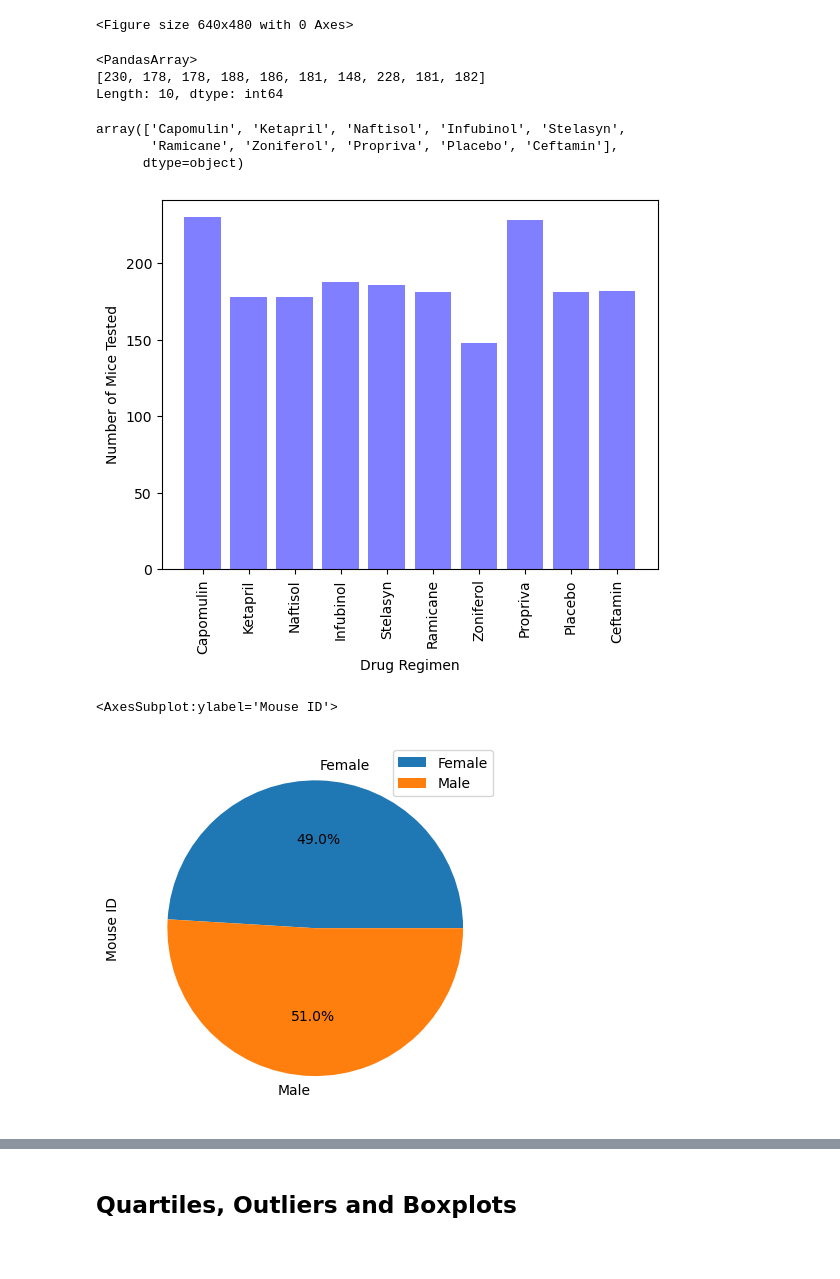
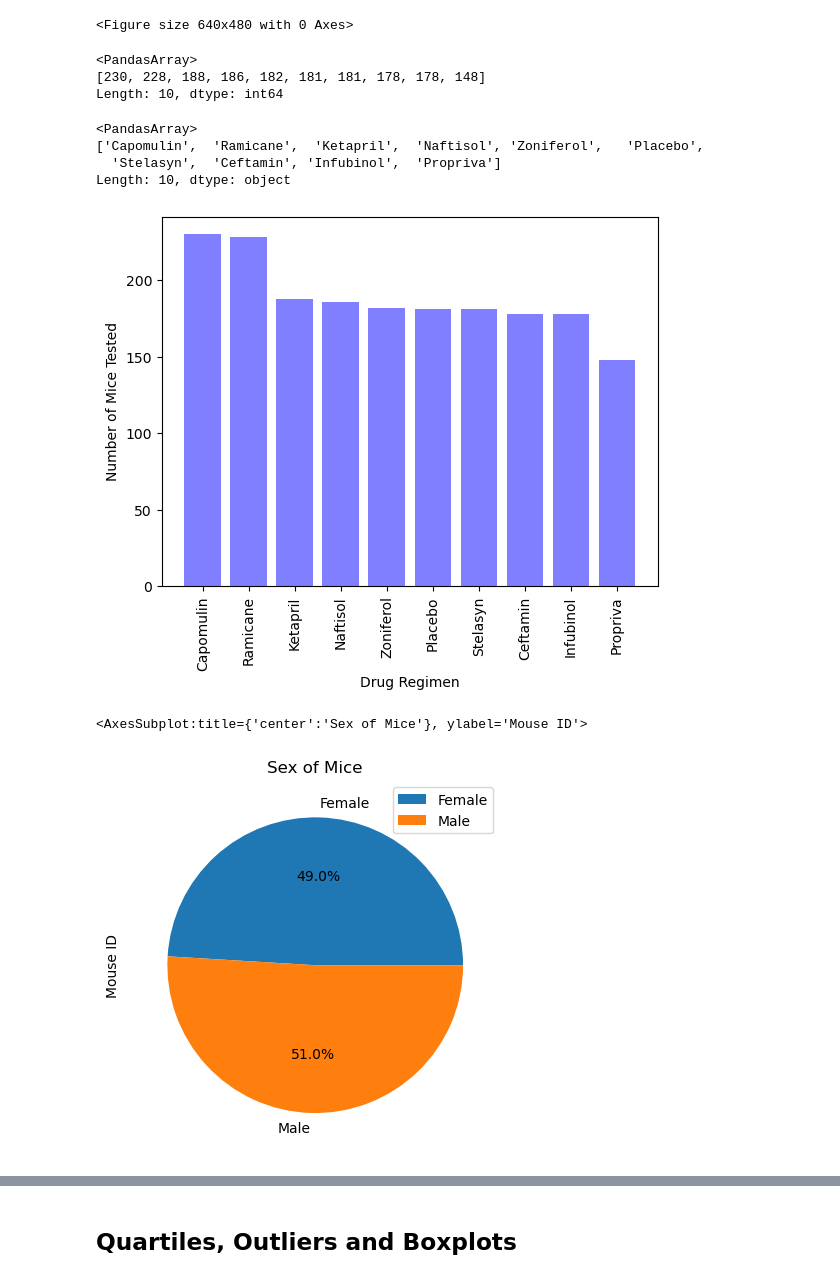
Before and after one commit to jonnybrammah/Pymaceuticals, a Jupyter notebook: Pymaceuticals/pymaceuticals.ipynb, the cells around one changed output, grey strips where cells are left out. Drawn from its saved outputs; the diff is of its cells as text; code cells hidden in the pictures; blank space fills up the shorter version.

```diff
--- a/Pymaceuticals/pymaceuticals.ipynb
+++ b/Pymaceuticals/pymaceuticals.ipynb
@@ -198,15 +214,11 @@ drug_and_timepoints.head()
 # %%
 # Generate a bar plot showing the total number of timepoints for all mice tested for each drug regimen using pyplot.
 
-###### Can't quite figure out this bit - my graph is out of order! #####
-
-#Get the timepoints (but this returns a series)
-timepoints = grouped_results["Timepoint"].count()
-#Convert it to an array for plotting
-timepoints_array = timepoints.array
+#Get the timepoints (but this returns a series, so convert to an array)
+timepoints = drug_and_timepoints["Timepoint"].array
 
 #Return each drug regiment in an array
-drug_regimen = clean_results_complete["Drug Regimen"].unique()
+drug_regimen = drug_and_timepoints.index.array
 
 #Define the x-axis points
 x_axis = np.arange(len(drug_regimen))
@@ -225,23 +237,24 @@ plt.xlabel("Drug Regimen")
 plt.ylabel("Number of Mice Tested")
 plt.show
 
-display(timepoints_array)
+display(timepoints)
 display(drug_regimen)
 # %% [output]
 <PandasArray>
-[230, 178, 178, 188, 186, 181, 148, 228, 181, 182]
+[230, 228, 188, 186, 182, 181, 181, 178, 178, 148]
 Length: 10, dtype: int64
-array(['Capomulin', 'Ketapril', 'Naftisol', 'Infubinol', 'Stelasyn',
-       'Ramicane', 'Zoniferol', 'Propriva', 'Placebo', 'Ceftamin'],
-      dtype=object)
+<PandasArray>
+['Capomulin',  'Ramicane',  'Ketapril',  'Naftisol', 'Zoniferol',   'Placebo',
+  'Stelasyn',  'Ceftamin', 'Infubinol',  'Propriva']
+Length: 10, dtype: object
-[figure, old version]
+[figure, new version]
 # %%
 # Generate a pie plot showing the distribution of female versus male mice using Pandas
 mouse_sex_counts = clean_results_complete.groupby(["Sex"]).count()
 labels = ["Female", "Male"]
-mouse_sex_counts.plot(kind = "pie", y = "Mouse ID", labels=labels, autopct="%1.1f%%")
+mouse_sex_counts.plot(kind = "pie", y = "Mouse ID", labels=labels, autopct="%1.1f%%" ,title = "Sex of Mice",)
 # %% [output]
-<AxesSubplot:ylabel='Mouse ID'>
+<AxesSubplot:title={'center':'Sex of Mice'}, ylabel='Mouse ID'>
-[figure, old version]
+[figure, new version]
 # %%
 # Generate a pie plot showing the distribution of female versus male mice using pyplot
```
Also changed, not shown: parts of 4 cells of this notebook.
